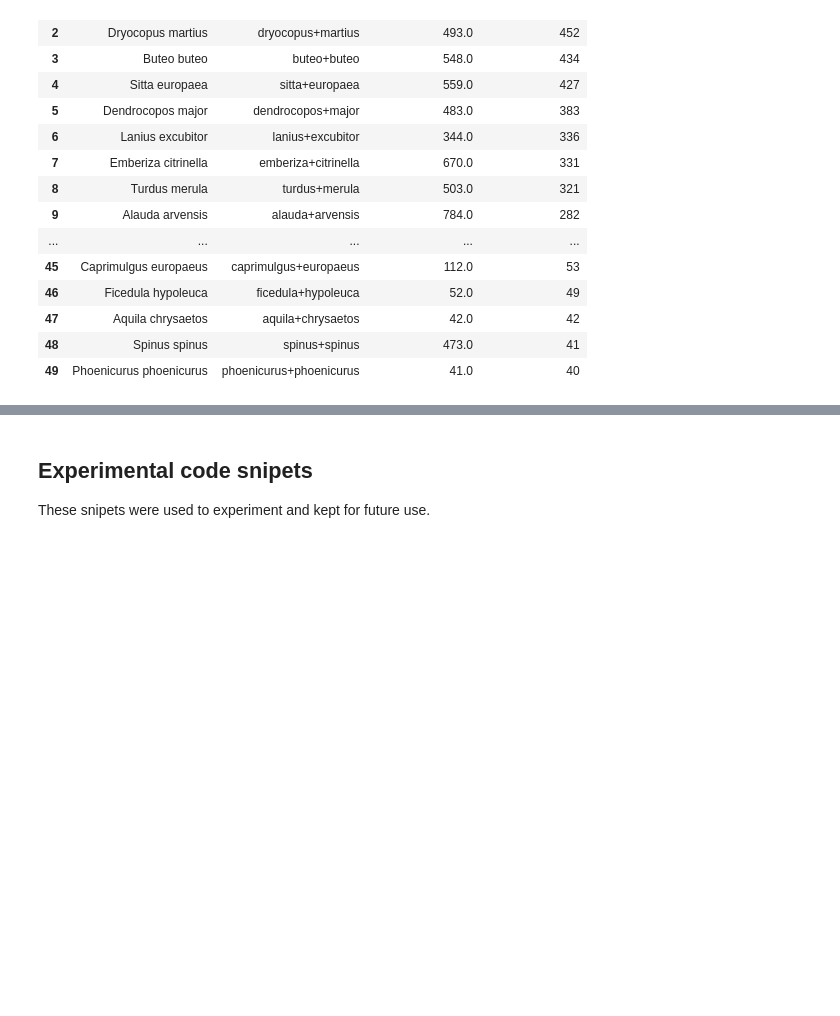
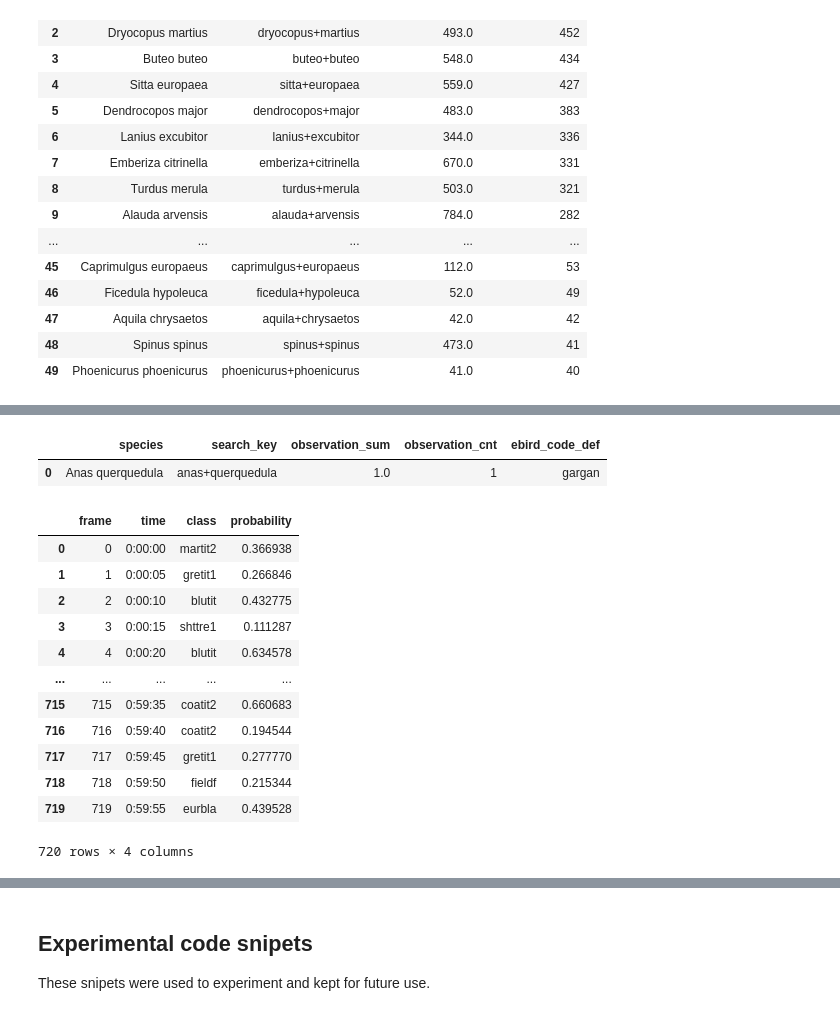
Before and after one commit to Clowting/fireworks-birds, a Jupyter notebook: data_collection.ipynb, the cells around one changed output, grey strips where cells are left out. Saved outputs shown, nothing was run; the diff lists cells and outputs as text; code cells hidden in the pictures; blank space fills up the shorter version.

```diff
--- a/data_collection.ipynb
+++ b/data_collection.ipynb
@@ -208,0 +292,26 @@ Downloaded file: data/audio/ardea_cinerea/XC735150 - Grey Heron - Ardea cinerea.
+# %%
+con.sql('''
+    SELECT *
+    FROM bird_observations_ede_sc
+    WHERE ebird_code_def = 'gargan'
+''').to_df()
+# %% [output]
+|  | species | search_key | observation_sum | observation_cnt | ebird_code_def |
+| 0 | Anas querquedula | anas+querquedula | 1.0 | 1 | gargan |
+# %%
+rs = pd.read_csv('data/result.csv')
+rs
+# %% [output]
+|  | frame | time | class | probability |
+| 0 | 0 | 0:00:00 | martit2 | 0.366938 |
+| 1 | 1 | 0:00:05 | gretit1 | 0.266846 |
+| 2 | 2 | 0:00:10 | blutit | 0.432775 |
+| 3 | 3 | 0:00:15 | shttre1 | 0.111287 |
+| 4 | 4 | 0:00:20 | blutit | 0.634578 |
+| ... | ... | ... | ... | ... |
+| 715 | 715 | 0:59:35 | coatit2 | 0.660683 |
+| 716 | 716 | 0:59:40 | coatit2 | 0.194544 |
+| 717 | 717 | 0:59:45 | gretit1 | 0.277770 |
+| 718 | 718 | 0:59:50 | fieldf | 0.215344 |
+| 719 | 719 | 0:59:55 | eurbla | 0.439528 |
+720 rows × 4 columns
```
Also changed, not shown: parts of 26 cells of this notebook, 9 other files.
